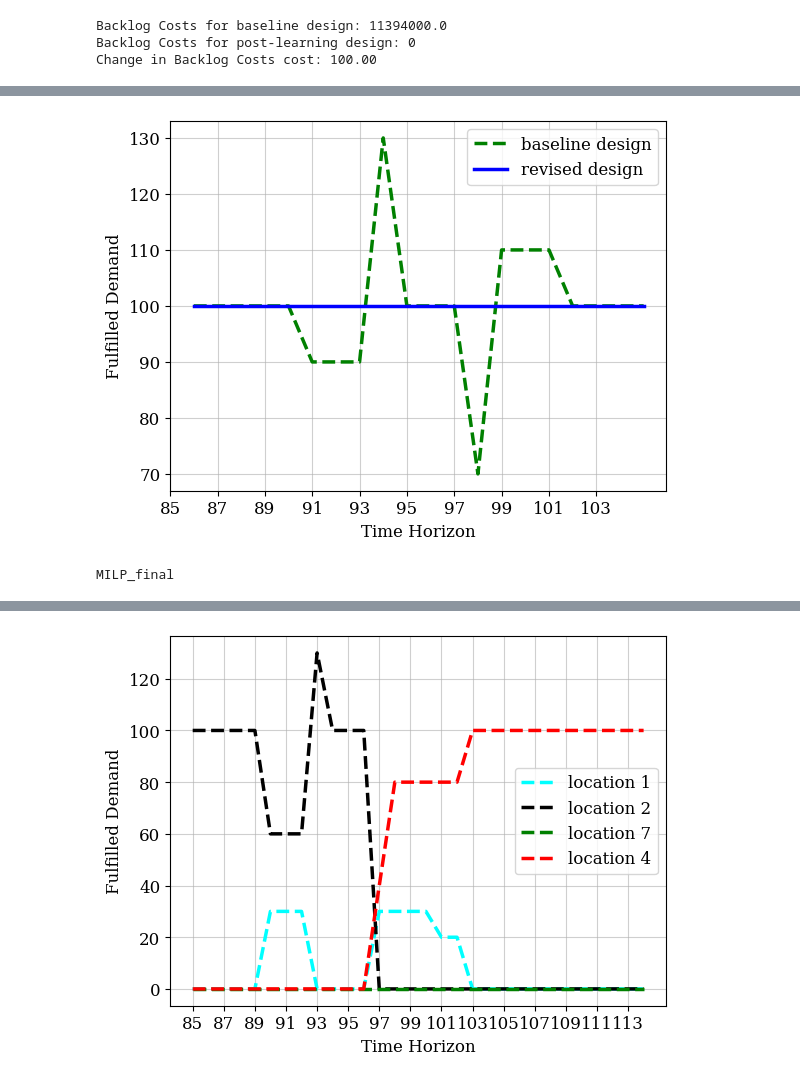
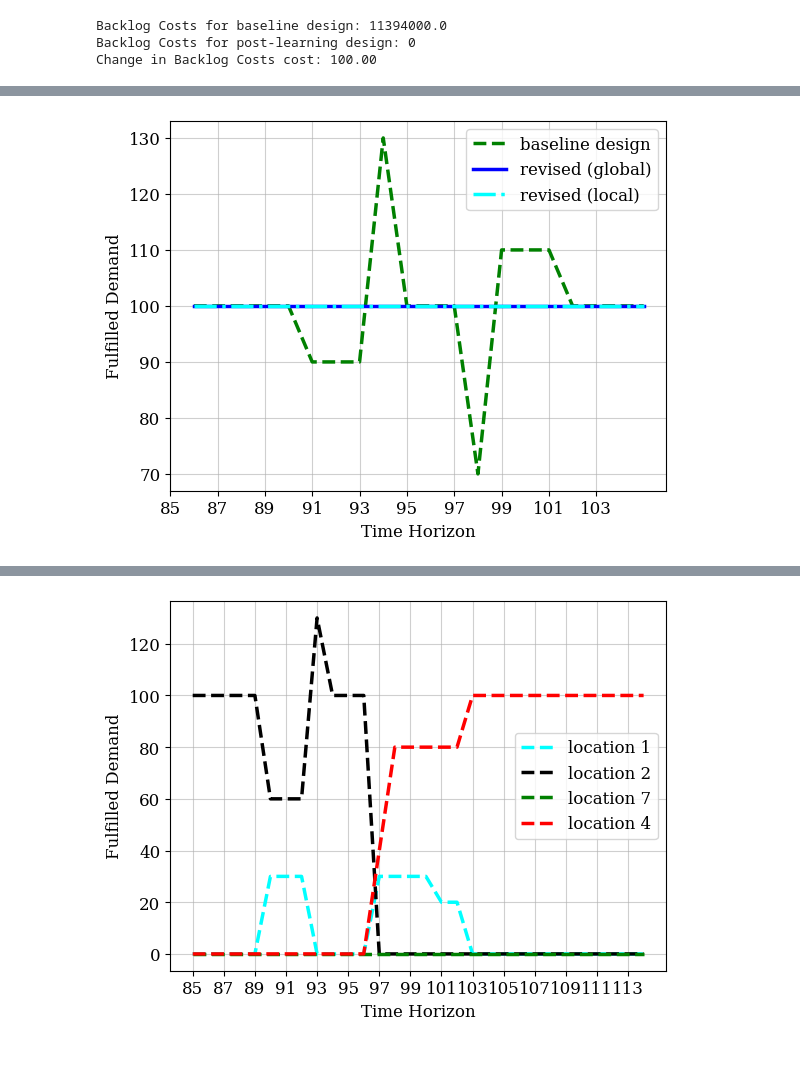
Before and after one commit to shivamvedant/energiapy, a Jupyter notebook: docs/notebooks/supply chain/IRF manuscript/readControl_HPRC.ipynb, the cells around one changed output, grey strips where cells are left out. Drawn from its saved outputs; the diff is of its cells as text; code cells hidden in the pictures.

```diff
--- a/docs/notebooks/supply chain/IRF manuscript/readControl_HPRC.ipynb
+++ b/docs/notebooks/supply chain/IRF manuscript/readControl_HPRC.ipynb
@@ -123,4 +108 @@ with open(f'control/cl_step4_ControlResults_Backlog.pkl', 'rb') as file:
-# %%
-with open(f'control/cl_step3_ControlResults_Backlog_sd_ncl_des.pkl', 'rb') as file:
-    cl_step3_sd_ncl_des_load_results = pickle.load(file)
 # %%
@@ -129,3 +111,6 @@ with open(f'control/cl_step2_ControlResults_Backlog_res1.pkl', 'rb') as file:
 # %%
-with open(f'control/cl_step2_ControlResults_Backlog_res1_ncl_des.pkl', 'rb') as file:
-    cl_step2_res1_ncl_des_load_results = pickle.load(file)
+with open(f'control/ControlResults_ncl_res1.pkl', 'rb') as file:
+    ncl_res1_load_results = pickle.load(file)
+# %%
+with open(f'control/ControlResults_cl_local_cap2.pkl', 'rb') as file:
+    cl_local_cap2_load_results = pickle.load(file)
@@ -300,26 +329 @@ Change in Backlog Costs cost: 100.00
 # (b-a)/a
-# %%
-rc('font', **{'family': 'serif', 'serif': ['Computer Modern'], 'size': 12})
-rc('text', usetex=False)
-fig, ax = plt.subplots()
-
-# Plot data from the first dataset
-start=245
-end = start+30
-
-ax.plot(range(start, end), list(value for key, value in cl_step3_sd_ncl_des_load_results.output['S'].items() if key[0]=='loc5' and key[1]=='com1_sold')[start:end], label='baseline design', color='green', linestyle='--', linewidth='2.5')
-
-ax.plot(range(start, end), list(value for key, value in cl_step3_load_results.output['S'].items() if key[0]=='loc5' and key[1]=='com1_sold')[start:end], label='revised design', color='blue', linestyle='-', linewidth='2.5')
-
-# Customize the plot
-ax.set_xlabel('Time Horizon')
-ax.set_ylabel('Fulfilled Demand')
-# ax.set_title('FIX TITLE')
-ax.legend()
-ax.plot(linewidth=0.5)
-ax.set_xticks(range(start, end, 2))
-plt.grid(alpha=0.6)
-plt.rcdefaults()
-# plt.savefig(fname = 'cl_ncl_compare', dpi = 300)
-# Show the plot
-plt.show()
@@ -328,35 +330,33 @@ plt.show()
 # %%
 rc('font', **{'family': 'serif', 'serif': ['Computer Modern'], 'size': 12})
 rc('text', usetex=False)
 fig, ax = plt.subplots()
 
 # Plot data from the first dataset
 start=85
 end = start+20
 
-ax.plot(range(start+1, end+1), list(value for key, value in ncl_load_results.output['S'].items() if key[0]=='loc5' and key[1]=='com1_sold')[start:end], label='baseline design', color='green', linestyle='--', linewidth='2.5')
+ax.plot(range(start+1, end+1), list(value for key, value in ncl_cap2_load_results.output['S'].items() if key[0]=='loc5' and key[1]=='com1_sold')[start:end], label='baseline design', color='green', linestyle='--', linewidth='2.5')
 
-ax.plot(range(start+1, end+1), list(value for key, value in cl_load_results.output['S'].items() if key[0]=='loc5' and key[1]=='com1_sold')[start:end], label='revised design', color='blue', linestyle='-', linewidth='2.5')
+ax.plot(range(start+1, end+1), list(value for key, value in cl_global_cap2_load_results.output['S'].items() if key[0]=='loc5' and key[1]=='com1_sold')[start:end], label='revised (global)', color='blue', linestyle='-', linewidth='2.5')
 
-# ax.plot(range(start, end), list(value for key, value in ph30_ncl_load_results.output['S'].items() if key[0]=='loc5' and key[1]=='com1_sold')[start:end], label='without learning (ph 30)', color='green', linestyle='--', linewidth='2.5')
+ax.plot(range(start+1, end+1), list(value for key, value in cl_local_cap2_load_results.output['S'].items() if key[0]=='loc5' and key[1]=='com1_sold')[start:end], label='revised (local)', color='cyan', linestyle='-.', linewidth='2.5')
+
+# ax.plot(range(start, end), list(value for key, value in ph30_ncl_cap2_load_results.output['S'].items() if key[0]=='loc5' and key[1]=='com1_sold')[start:end], label='without learning (ph 30)', color='green', linestyle='--', linewidth='2.5')
 #
-# ax.plot(range(start, end), list(value for key, value in ph30_cl_load_results.output['S'].items() if key[0]=='loc5' and key[1]=='com1_sold')[start:end], label='with learning (ph 30)', color='green', linestyle='-', linewidth='2.5')
+# ax.plot(range(start, end), list(value for key, value in ph30_cl_global_cap2_load_results.output['S'].items() if key[0]=='loc5' and key[1]=='com1_sold')[start:end], label='with learning (ph 30)', color='green', linestyle='-', linewidth='2.5')
 
 # Customize the plot
 ax.set_xlabel('Time Horizon')
 ax.set_ylabel('Fulfilled Demand')
 # ax.set_title('FIX TITLE')
 ax.legend()
 ax.plot(linewidth=0.5)
 ax.set_xticks(range(start, end, 2))
 plt.grid(alpha=0.6)
 plt.rcdefaults()
 plt.savefig(fname = 'cl_ncl_compare', dpi = 300)
 # Show the plot
 plt.show()
 # %% [output]
-[figure, old version]
+[figure, new version]
-# %%
-ncl_load_results
-# %% [output]
-MILP_final
```
Also changed, not shown: parts of 83 cells of this notebook, 10 other files.
